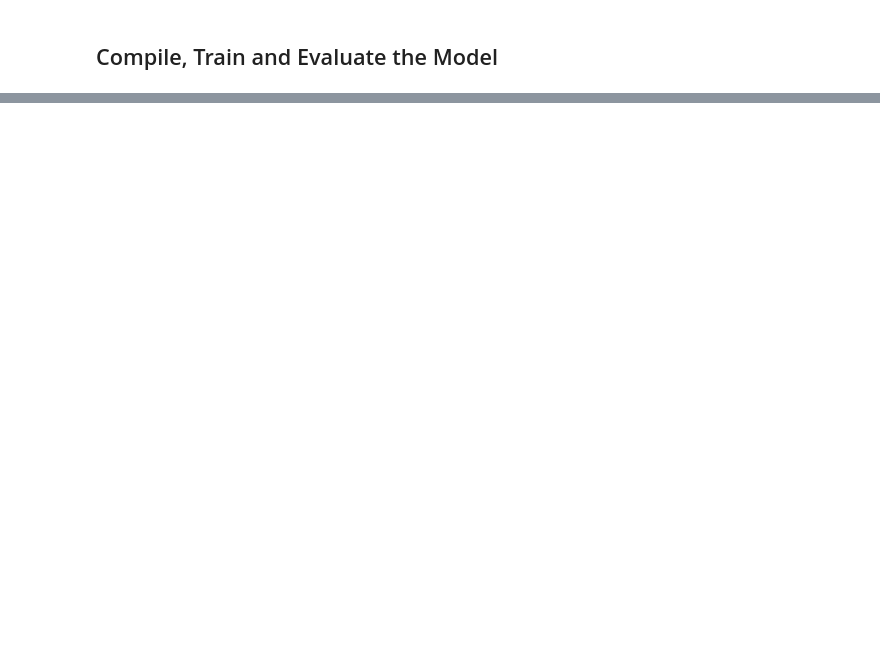
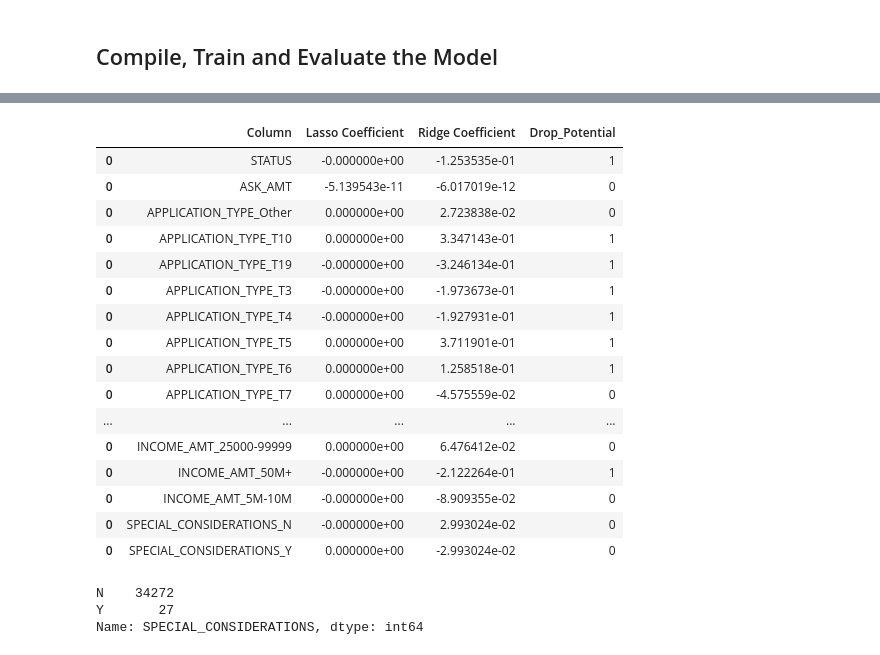
Before and after one commit to mlister3/Funding_Deep_Learning, a Jupyter notebook: Starter_Code.ipynb, the cells around one changed output, grey strips where cells are left out. Saved outputs shown, nothing was run; the diff lists cells and outputs as text; code cells hidden in the pictures; blank space fills up the shorter version.

Commit message:
Dropping columns for optimization

```diff
--- a/Starter_Code.ipynb
+++ b/Starter_Code.ipynb
@@ -156,4 +157,4 @@ X = dummy_application_df.drop('IS_SUCCESSFUL', axis=1)
 y = dummy_application_df['IS_SUCCESSFUL']
 
 # Split the preprocessed data into a training and testing dataset
-X_train, X_test, y_train, y_test = train_test_split(X, y, test_size=0.2, random_state=1)
+X_train, X_test, y_train, y_test = train_test_split(X, y, test_size=0.25, random_state=1)
@@ -174,0 +258,16 @@ len(X_test_scaled)
+# %%
+# Create a Lasso model
+lasso_model = Lasso(alpha=0.1)  # Adjust the alpha parameter for regularization strength
+lasso_model.fit(X_train, y_train)
+
+lasso_predictions = lasso_model.predict(X_test)
+lasso_rmse = mean_squared_error(y_test, lasso_predictions, squared=False)
+print("Lasso RMSE:", lasso_rmse)
+
+# Create a Ridge model
+ridge_model = Ridge(alpha=0.1)  # Adjust the alpha parameter for regularization strength
+ridge_model.fit(X_train, y_train)
+
+ridge_predictions = ridge_model.predict(X_test)
+ridge_rmse = mean_squared_error(y_test, ridge_predictions, squared=False)
+print("Ridge RMSE:", ridge_rmse)
@@ -174,0 +277,5 @@ len(X_test_scaled)
+# %%
+lasso_coeffs = lasso_model.coef_
+ridge_coeffs = ridge_model.coef_
+print(lasso_coeffs)
+print(ridge_coeffs)
@@ -174,0 +300,39 @@ len(X_test_scaled)
+# %%
+coefficients_df = pd.DataFrame(columns=["Column", "Lasso Coefficient", "Ridge Coefficient", "Drop_Potential"])
+
+for i in range(len(lasso_coeffs)):
+    column_name = X.columns[i]
+    lasso_coefficient = lasso_coeffs[i]
+    ridge_coefficient = ridge_coeffs[i]
+    if lasso_coeffs[i] == 0 and (ridge_coeffs[i] < -0.1 or ridge_coeffs[i] > 0.1):
+        drop = 1
+    else:
+        drop = 0
+    row_data = {"Column": column_name, "Lasso Coefficient": lasso_coefficient, "Ridge Coefficient": ridge_coefficient, "Drop_Potential": drop}
+    coefficients_df = pd.concat([coefficients_df, pd.DataFrame(row_data, index=[0])])
+
+coefficients_df
+# %% [output]
+|  | Column | Lasso Coefficient | Ridge Coefficient | Drop_Potential |
+| 0 | STATUS | -0.000000e+00 | -1.253535e-01 | 1 |
+| 0 | ASK_AMT | -5.139543e-11 | -6.017019e-12 | 0 |
+| 0 | APPLICATION_TYPE_Other | 0.000000e+00 | 2.723838e-02 | 0 |
+| 0 | APPLICATION_TYPE_T10 | 0.000000e+00 | 3.347143e-01 | 1 |
+| 0 | APPLICATION_TYPE_T19 | -0.000000e+00 | -3.246134e-01 | 1 |
+| 0 | APPLICATION_TYPE_T3 | -0.000000e+00 | -1.973673e-01 | 1 |
+| 0 | APPLICATION_TYPE_T4 | -0.000000e+00 | -1.927931e-01 | 1 |
+| 0 | APPLICATION_TYPE_T5 | 0.000000e+00 | 3.711901e-01 | 1 |
+| 0 | APPLICATION_TYPE_T6 | 0.000000e+00 | 1.258518e-01 | 1 |
+| 0 | APPLICATION_TYPE_T7 | 0.000000e+00 | -4.575559e-02 | 0 |
+| ... | ... | ... | ... | ... |
+| 0 | INCOME_AMT_25000-99999 | 0.000000e+00 | 6.476412e-02 | 0 |
+| 0 | INCOME_AMT_50M+ | -0.000000e+00 | -2.122264e-01 | 1 |
+| 0 | INCOME_AMT_5M-10M | -0.000000e+00 | -8.909355e-02 | 0 |
+| 0 | SPECIAL_CONSIDERATIONS_N | -0.000000e+00 | 2.993024e-02 | 0 |
+| 0 | SPECIAL_CONSIDERATIONS_Y | 0.000000e+00 | -2.993024e-02 | 0 |
+# %%
+working_op_df['SPECIAL_CONSIDERATIONS'].value_counts()
+# %% [output]
+N    34272
+Y       27
+Name: SPECIAL_CONSIDERATIONS, dtype: int64
```
Also changed, not shown: parts of 37 cells of this notebook.
